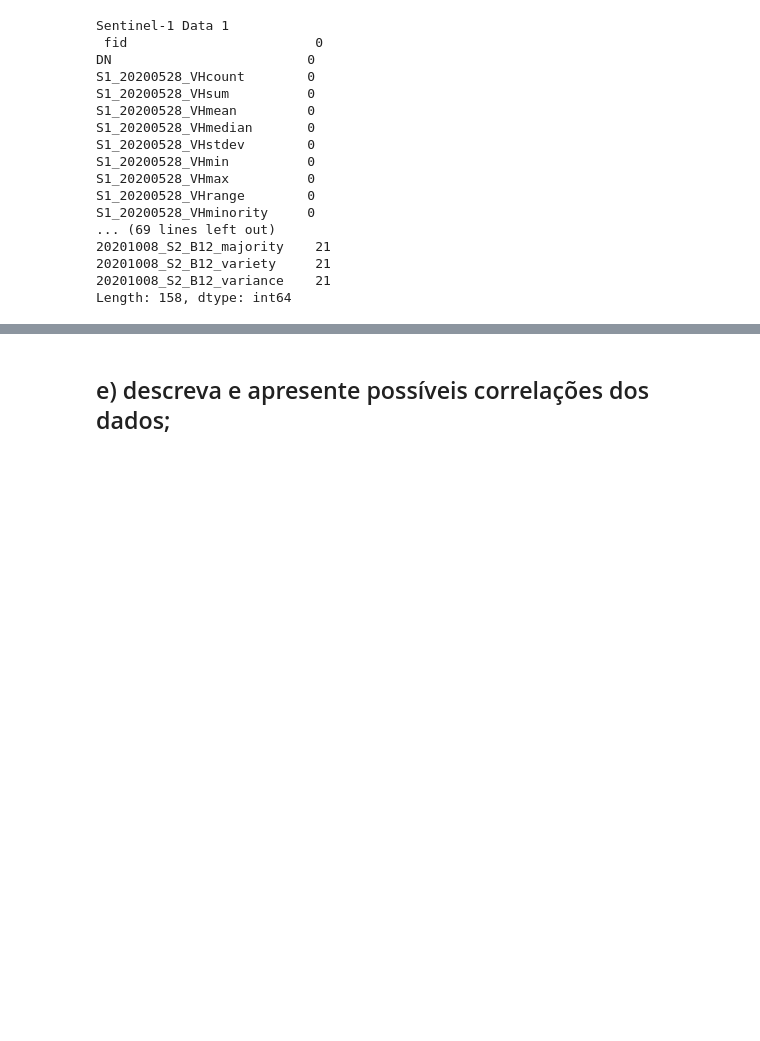
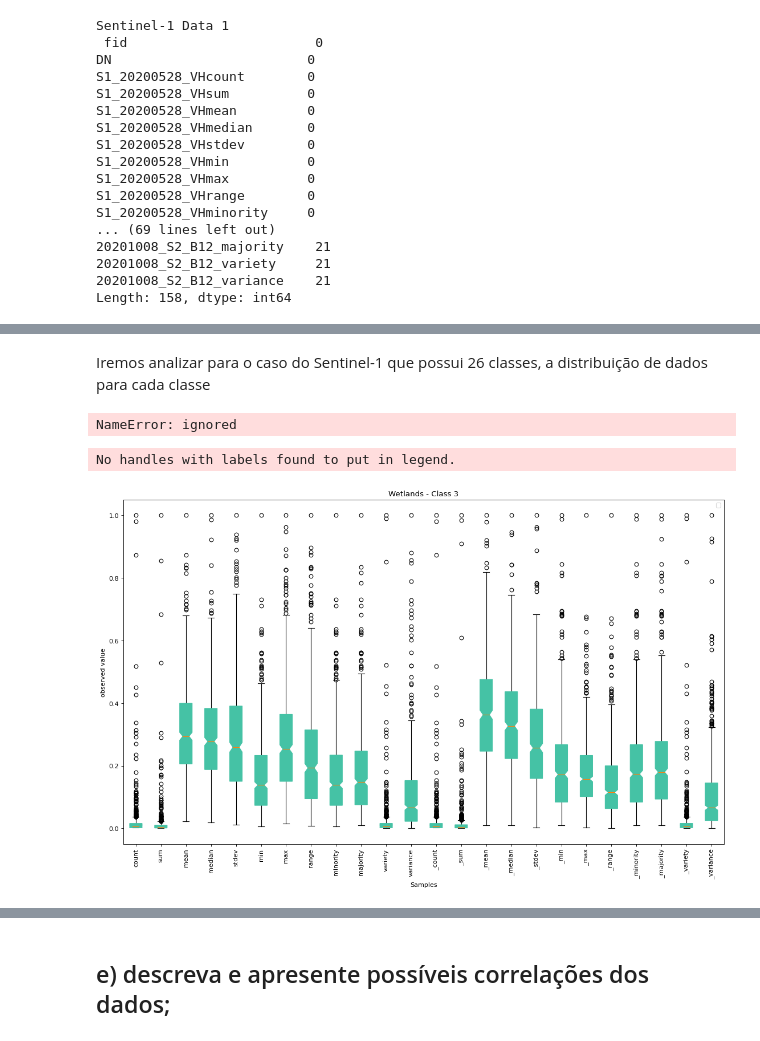
Before and after one commit to barauna-lo/Artificial_Inteligence, a Jupyter notebook: CAP345_Artificial_Intelience_AT01.ipynb, the cells around one changed output, grey strips where cells are left out. Saved outputs shown, nothing was run; the diff lists cells and outputs as text; code cells hidden in the pictures; blank space fills up the shorter version.

```diff
--- a/CAP345_Artificial_Intelience_AT01.ipynb
+++ b/CAP345_Artificial_Intelience_AT01.ipynb
@@ -277,0 +282,51 @@ plt.show()
+# %% [markdown]
+Iremos analizar para o caso do Sentinel-1 que possui 26 classes, a distribuição de dados para cada classe
+# %%
+#Creating tabels for eache Classes
+
+Sent1D1_CLASSES=[Sent1D1.loc[Sent1D1['DN'] == 0],
+                 Sent1D1.loc[Sent1D1['DN'] == 3],
+                 Sent1D1.loc[Sent1D1['DN'] == 4],
+                 Sent1D1.loc[Sent1D1['DN'] ==11],
+                 Sent1D1.loc[Sent1D1['DN'] ==12],
+                 Sent1D1.loc[Sent1D1['DN'] ==15],
+                 Sent1D1.loc[Sent1D1['DN'] ==24],
+                 Sent1D1.loc[Sent1D1['DN'] ==33],
+                 Sent1D1.loc[Sent1D1['DN'] ==39],
+                 Sent1D1.loc[Sent1D1['DN'] ==41]]
+#Tiles Labels
+titles_class = ['No Label data','Forest Formation','Savanna Formation', 'Wetlands','Grassland',' Pasture','Urban Area',' River,Lake and Ocean','Soybean','Other temporary Crops']
+# %%
+data
+# %% [output]
+NameError: ignored
+# %%
+j=3
+
+
+figure(figsize=(17, 10), dpi=80)
+
+
+data = Sent1D1_CLASSES
+#Alocating coluns namnes in a vector
+col_name = []
+for col in Sent1D1.columns: col_name.append(col)
+#Alocating coluns in vector ⚠️ NORMALIZED ⚠️ ! Can I done these directily from pandas???
+all_data = []
+for i in range(2,len(col_name)): all_data.append(data[j][col_name[i]].values/max(data[j][col_name[i]].values))
+#Alocating Labels
+labels = []
+for i in range (2,len(col_name)): labels.append(col_name[i][14:])
+
+#Ploting boxplot
+plt.boxplot(all_data, vert=True, labels=labels, patch_artist=True, notch=True,
+            boxprops=dict(facecolor=colors[j], color=colors[j]))
+plt.ylabel('observed value')
+plt.xlabel('Samples')
+plt.title(titles_class[j]+ f' - Class {j}')
+plt.legend()
+plt.xticks(rotation=90)
+plt.show()
+# %% [output]
+No handles with labels found to put in legend.
+[figure, added]
```
Also changed, not shown: parts of 6 cells of this notebook.
